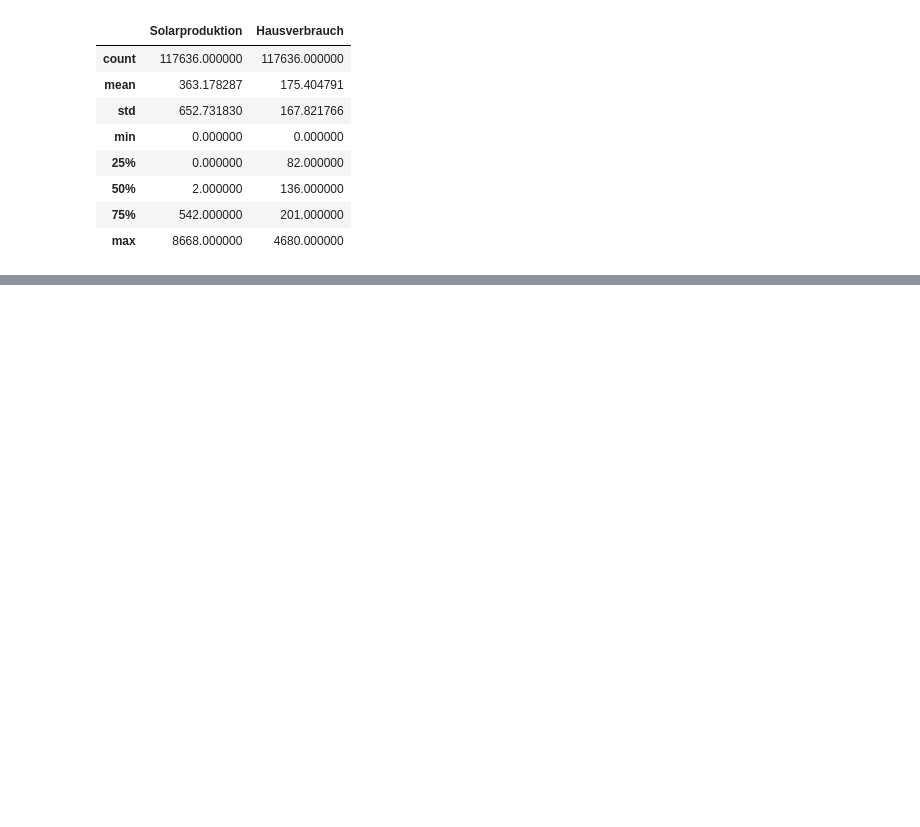
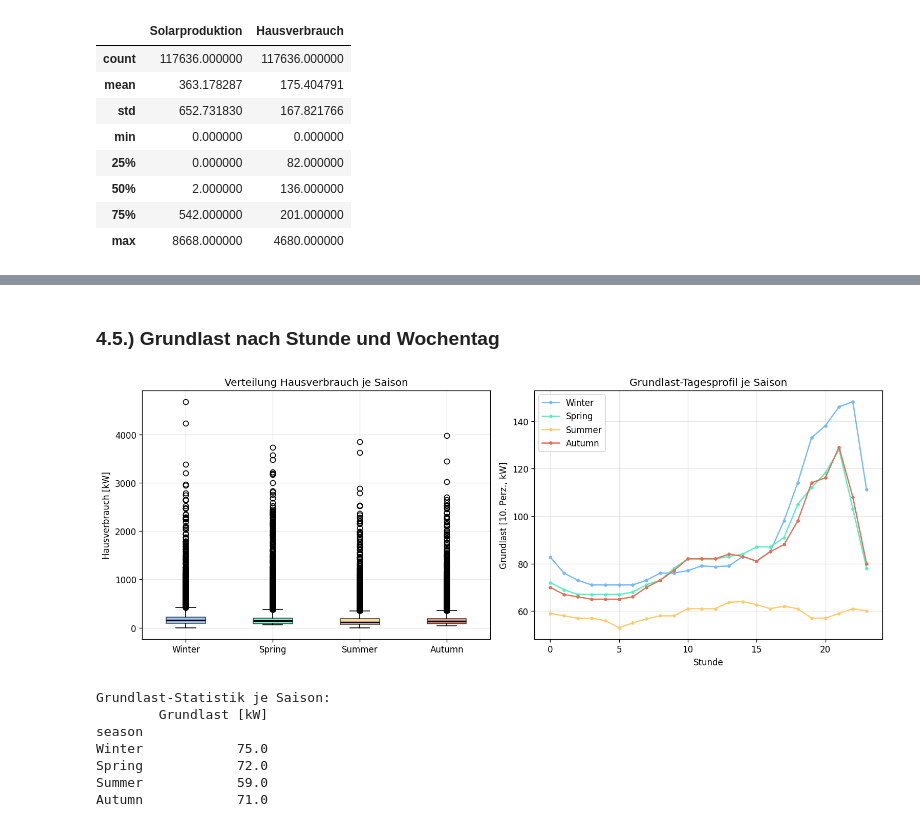
Before and after one commit to Anni075/KI-Project, a Jupyter notebook: notebooks/eda.ipynb, the cells around one changed output, grey strips where cells are left out. Cells and saved outputs as stored; diff of their text form; code cells hidden in the pictures; blank space fills up the shorter version.

```diff
--- a/notebooks/eda.ipynb
+++ b/notebooks/eda.ipynb
@@ -108,0 +216,62 @@ plt.show()
+# %% [markdown]
+### 4.5.) Grundlast nach Stunde und Wochentag
+# %%
+# Saisonaler Vergleich der Grundlast
+
+season_map = {12: "Winter", 1: "Winter", 2: "Winter",
+              3: "Spring", 4: "Spring", 5: "Spring",
+              6: "Summer", 7: "Summer", 8: "Summer",
+              9: "Autumn", 10: "Autumn", 11: "Autumn"}
+
+df["season"] = df["timestamp"].dt.month.map(season_map)
+
+season_order = ["Winter", "Spring", "Summer", "Autumn"]
+season_colors = {"Winter": "#74b9ff", "Spring": "#55efc4",
+                 "Summer": "#fdcb6e", "Autumn": "#e17055"}
+
+fig, axes = plt.subplots(1, 2, figsize=(13, 5))
+
+# Box-Plot: Hausverbrauch je Saison
+data_by_season = [df[df["season"] == s][TARGET_LOAD].dropna() for s in season_order]
+bp = axes[0].boxplot(data_by_season, labels=season_order, patch_artist=True,
+                     medianprops={"color": "black", "linewidth": 2})
+for patch, season in zip(bp["boxes"], season_order):
+    patch.set_facecolor(season_colors[season])
+    patch.set_alpha(0.7)
+axes[0].set_ylabel("Hausverbrauch [kW]")
+axes[0].set_title("Verteilung Hausverbrauch je Saison")
+
+# Tagesprofil je Saison (Median)
+for season in season_order:
+    profile = (
+        df[df["season"] == season]
+        .groupby("hour")[TARGET_LOAD]
+        .quantile(PERCENTILE / 100)
+    )
+    axes[1].plot(profile.index, profile.values, marker="o", markersize=3,
+                 label=season, color=season_colors[season])
+axes[1].set_xlabel("Stunde")
+axes[1].set_ylabel(f"Grundlast [{PERCENTILE}. Perz., kW]")
+axes[1].set_title("Grundlast-Tagesprofil je Saison")
+axes[1].legend()
+
+plt.tight_layout()
+plt.show()
+
+print("Grundlast-Statistik je Saison:")
+print(
+    df.groupby("season")[TARGET_LOAD]
+    .quantile(PERCENTILE / 100)
+    .reindex(season_order)
+    .round(2)
+    .to_frame("Grundlast [kW]")
+)
+# %% [output]
+[figure, added]
+Grundlast-Statistik je Saison:
+        Grundlast [kW]
+season
+Winter            75.0
+Spring            72.0
+Summer            59.0
+Autumn            71.0
```
Also changed, not shown: parts of 29 cells of this notebook.
